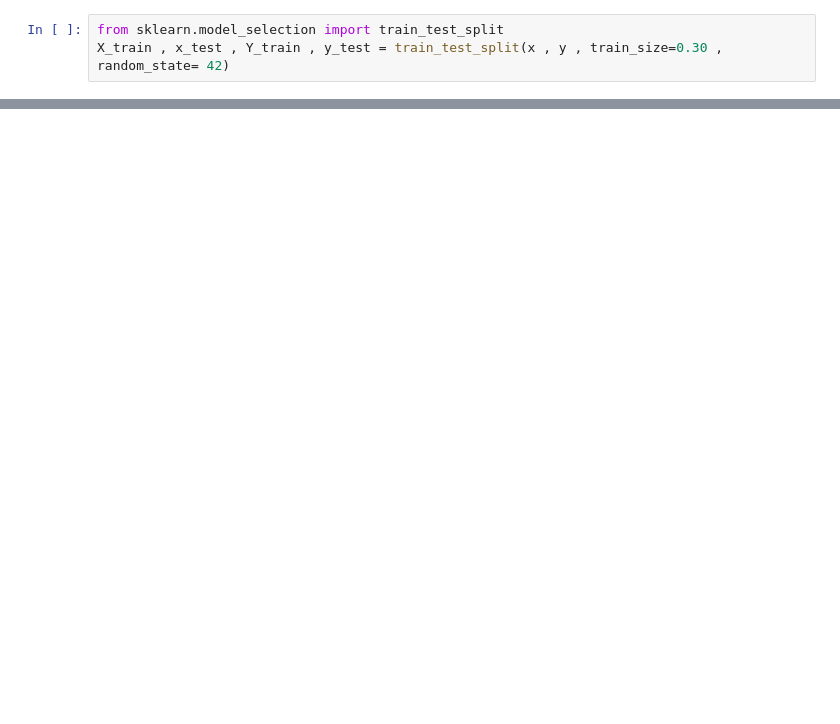
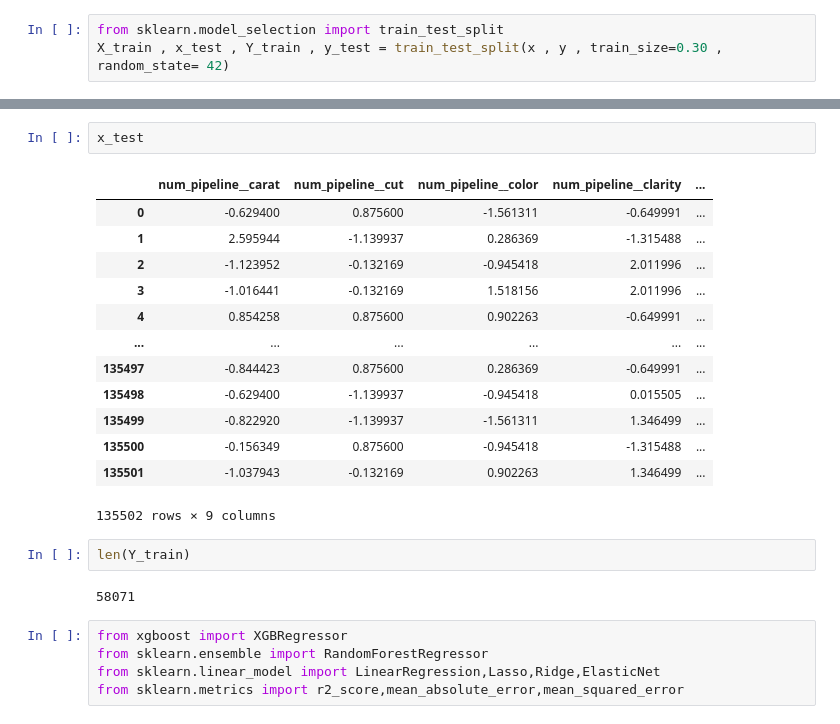
Before and after one commit to rishiberi17988/Insurance-premium-prediction, a Jupyter notebook: experiment/experiments.ipynb, the cells around one changed output, grey strips where cells are left out. Cells and saved outputs as stored; diff of their text form; blank space fills up the shorter version.

```diff
--- a/experiment/experiments.ipynb
+++ b/experiment/experiments.ipynb
@@ -283,0 +322,25 @@ ValueError: A given column is not a column of the dataframe
+# %%
+x_test
+# %% [output]
+|  | num_pipeline__carat | num_pipeline__cut | num_pipeline__color | num_pipeline__clarity | ... |
+| 0 | -0.629400 | 0.875600 | -1.561311 | -0.649991 | ... |
+| 1 | 2.595944 | -1.139937 | 0.286369 | -1.315488 | ... |
+| 2 | -1.123952 | -0.132169 | -0.945418 | 2.011996 | ... |
+| 3 | -1.016441 | -0.132169 | 1.518156 | 2.011996 | ... |
+| 4 | 0.854258 | 0.875600 | 0.902263 | -0.649991 | ... |
+| ... | ... | ... | ... | ... | ... |
+| 135497 | -0.844423 | 0.875600 | 0.286369 | -0.649991 | ... |
+| 135498 | -0.629400 | -1.139937 | -0.945418 | 0.015505 | ... |
+| 135499 | -0.822920 | -1.139937 | -1.561311 | 1.346499 | ... |
+| 135500 | -0.156349 | 0.875600 | -0.945418 | -1.315488 | ... |
+| 135501 | -1.037943 | -0.132169 | 0.902263 | 1.346499 | ... |
+135502 rows × 9 columns
+# %%
+len(Y_train)
+# %% [output]
+58071
+# %%
+from xgboost import XGBRegressor
+from sklearn.ensemble import RandomForestRegressor
+from sklearn.linear_model import LinearRegression,Lasso,Ridge,ElasticNet
+from sklearn.metrics import r2_score,mean_absolute_error,mean_squared_error
```
Also changed, not shown: parts of 17 cells of this notebook.
